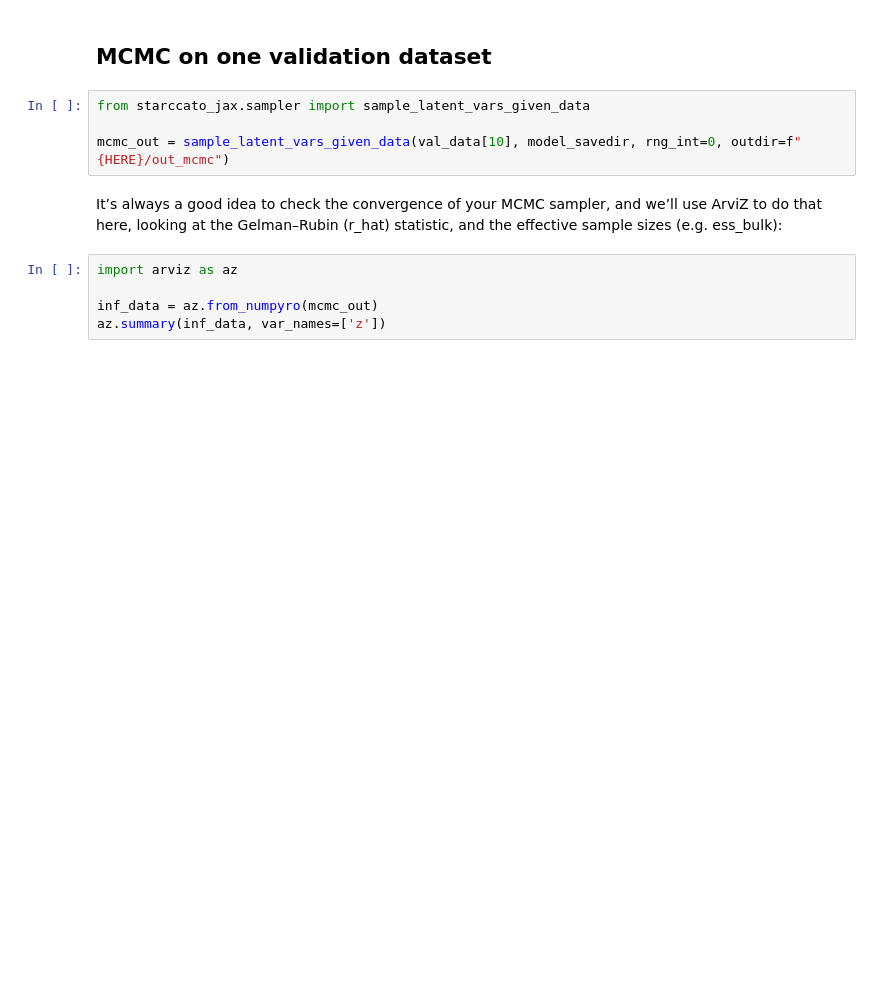
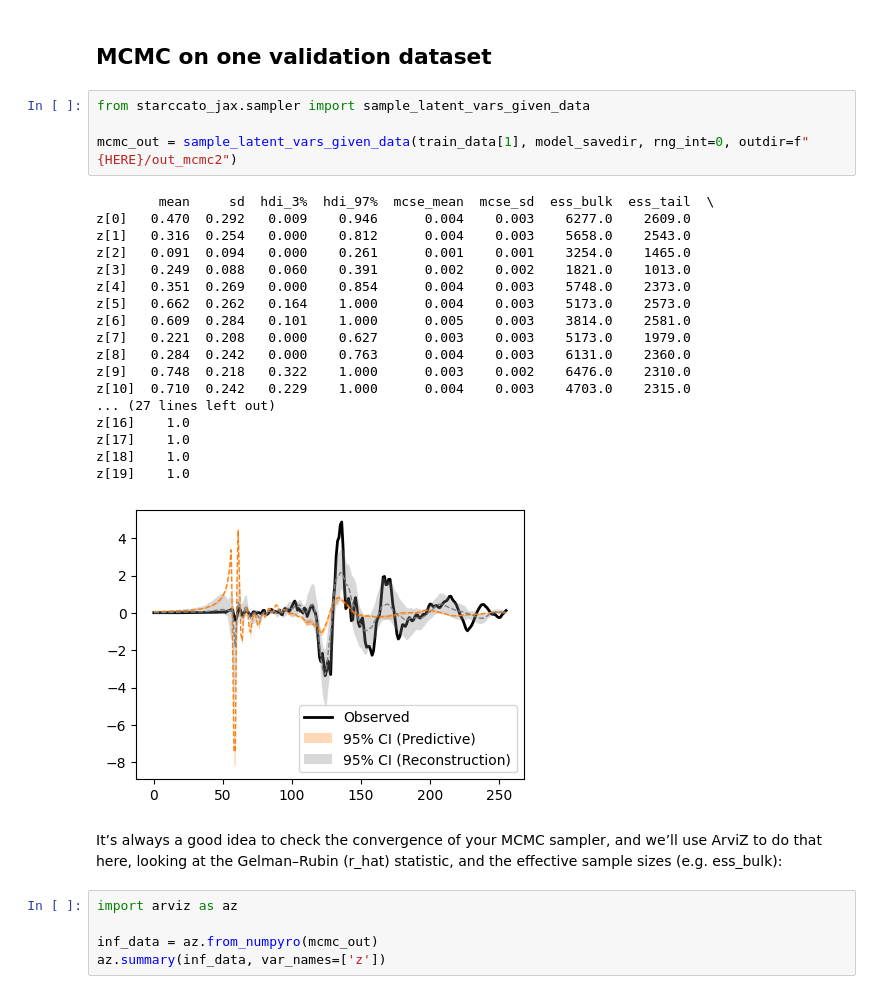
Before and after one commit to starccato/starccato_jax, a Jupyter notebook: docs/index.ipynb, the cells around one changed output. Cells and saved outputs as stored; diff of their text form; blank space fills up the shorter version.

```diff
--- a/docs/index.ipynb
+++ b/docs/index.ipynb
@@ -56,7 +68,26 @@ for i in range(100):
 # %%
 from starccato_jax.sampler import sample_latent_vars_given_data
 
-mcmc_out = sample_latent_vars_given_data(val_data[10], model_savedir, rng_int=0, outdir=f"{HERE}/out_mcmc")
+mcmc_out = sample_latent_vars_given_data(train_data[1], model_savedir, rng_int=0, outdir=f"{HERE}/out_mcmc2")
+# %% [output]
+        mean     sd  hdi_3%  hdi_97%  mcse_mean  mcse_sd  ess_bulk  ess_tail  \
+z[0]   0.470  0.292   0.009    0.946      0.004    0.003    6277.0    2609.0
+z[1]   0.316  0.254   0.000    0.812      0.004    0.003    5658.0    2543.0
+z[2]   0.091  0.094   0.000    0.261      0.001    0.001    3254.0    1465.0
+z[3]   0.249  0.088   0.060    0.391      0.002    0.002    1821.0    1013.0
+z[4]   0.351  0.269   0.000    0.854      0.004    0.003    5748.0    2373.0
+z[5]   0.662  0.262   0.164    1.000      0.004    0.003    5173.0    2573.0
+z[6]   0.609  0.284   0.101    1.000      0.005    0.003    3814.0    2581.0
+z[7]   0.221  0.208   0.000    0.627      0.003    0.003    5173.0    1979.0
+z[8]   0.284  0.242   0.000    0.763      0.004    0.003    6131.0    2360.0
+z[9]   0.748  0.218   0.322    1.000      0.003    0.002    6476.0    2310.0
+z[10]  0.710  0.242   0.229    1.000      0.004    0.003    4703.0    2315.0
+... (27 lines left out)
+z[16]    1.0
+z[17]    1.0
+z[18]    1.0
+z[19]    1.0
+[figure, added]
 # %% [markdown]
 It’s always a good idea to check the convergence of your MCMC sampler, and we’ll use ArviZ to do that here, looking at the Gelman–Rubin (r_hat) statistic, and the effective sample sizes (e.g. ess_bulk):
 # %%
```
Also changed, not shown: parts of 3 cells of this notebook, 11 other files.
